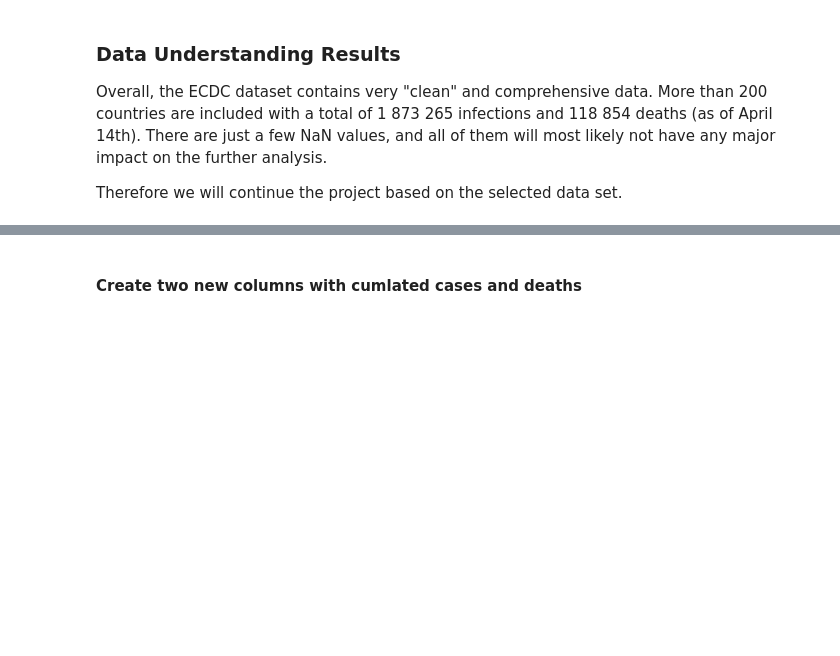
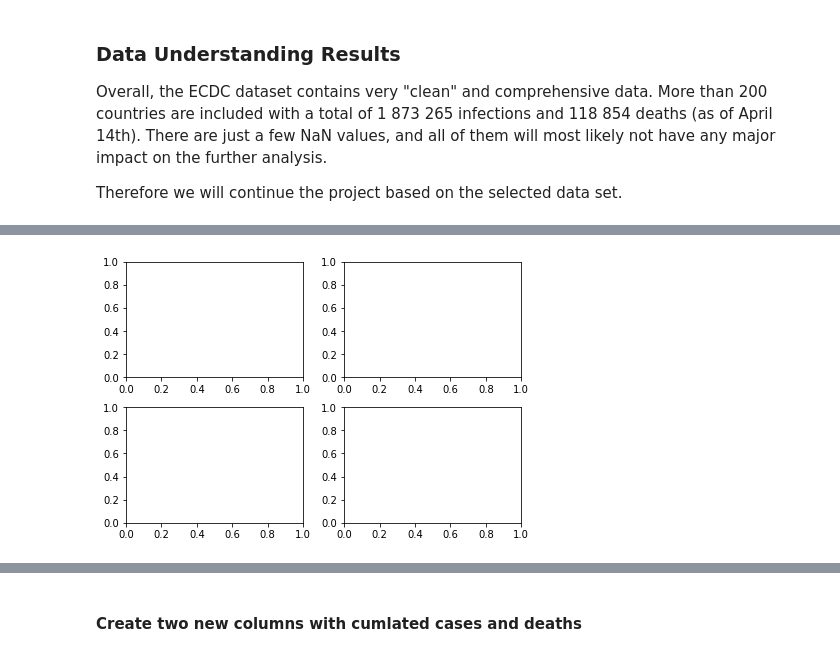
Before and after one commit to praemisit/COVID19_DataExploration, a Jupyter notebook: COVID19_DataExploration.ipynb, the cells around one changed output, grey strips where cells are left out. Saved outputs shown, nothing was run; the diff lists cells and outputs as text; code cells hidden in the pictures; blank space fills up the shorter version.

```diff
--- a/COVID19_DataExploration.ipynb
+++ b/COVID19_DataExploration.ipynb
@@ -200,0 +254,4 @@ The following KPIs shall be evaluated to determine which KPI, or which combinati
+# %%
+fig1, f1_axes = plt.subplots(ncols=2, nrows=2, constrained_layout=True)
+# %% [output]
+[figure, added]
```
Also changed, not shown: parts of 12 cells of this notebook, 5 other files.
